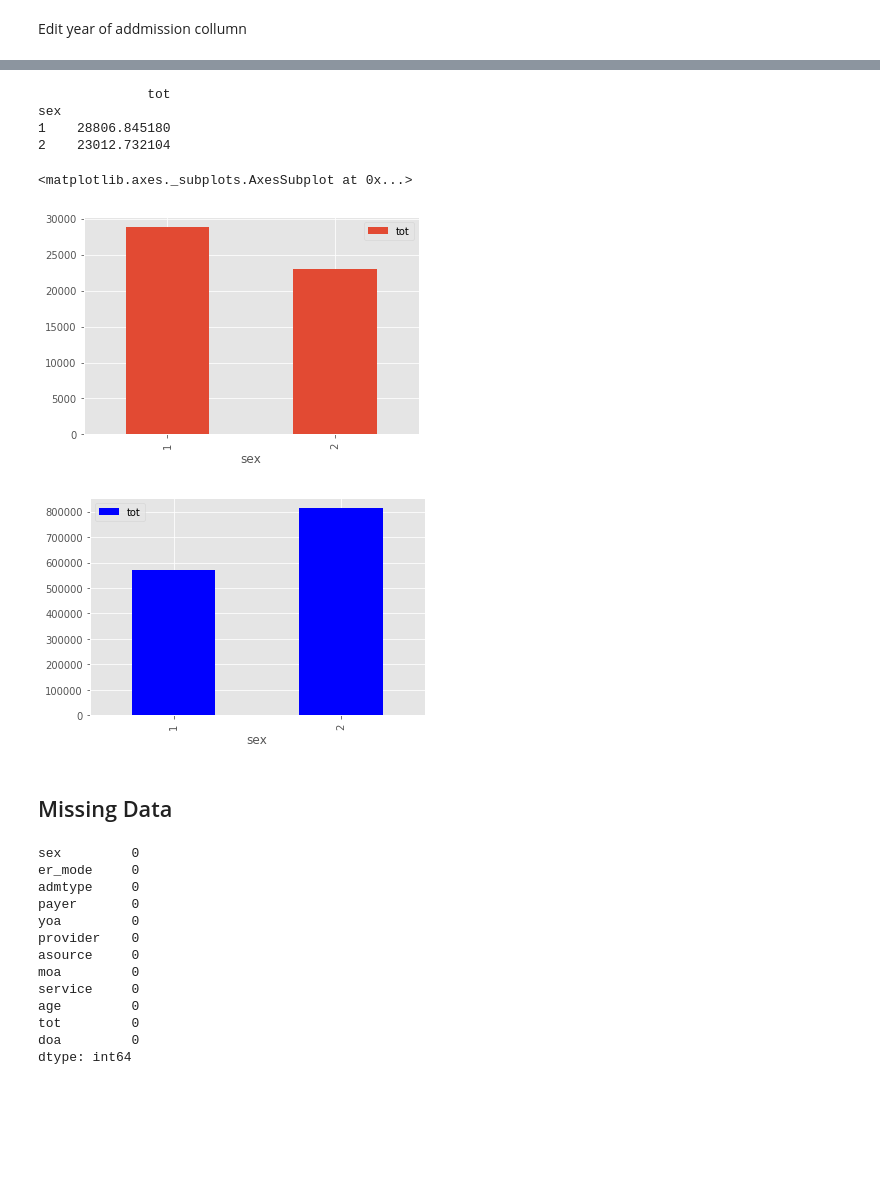
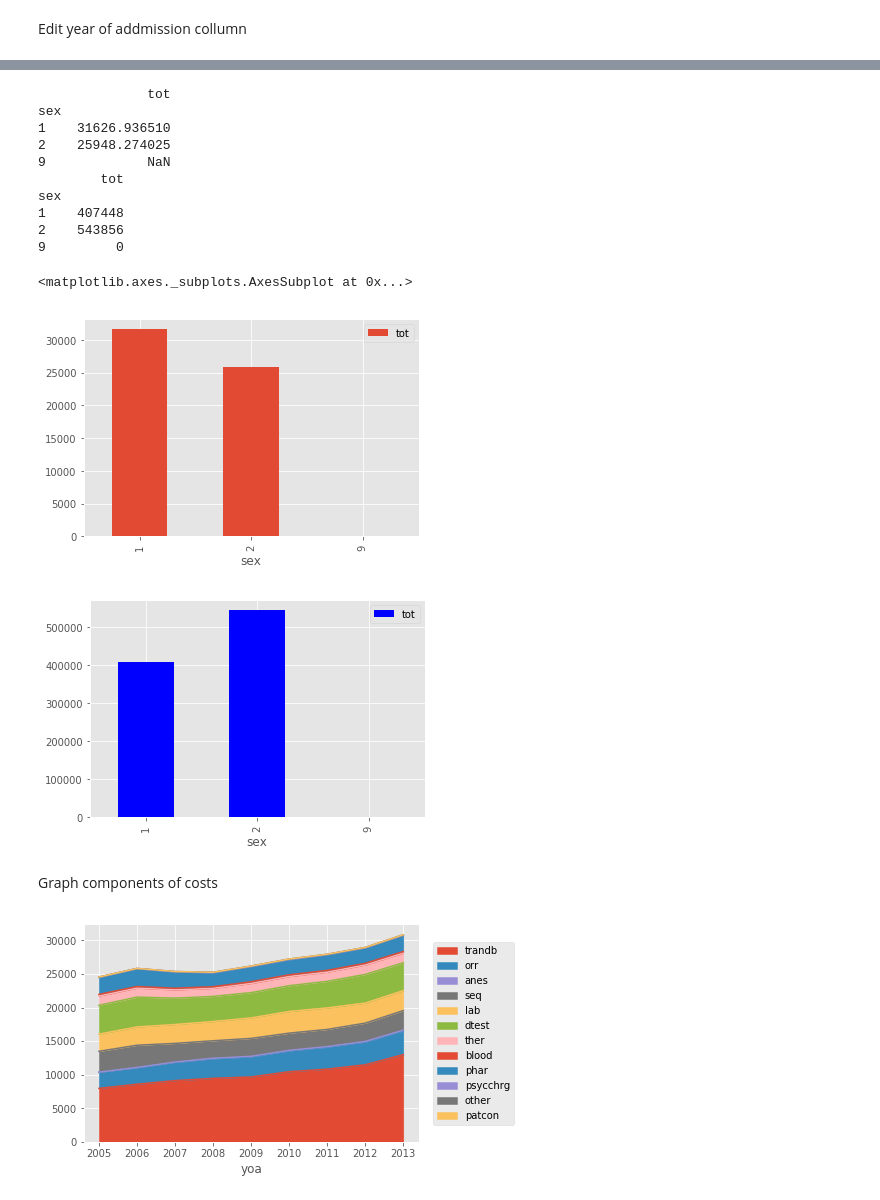
Before and after one commit to cd412/MATH490-Hospital-Data, a Jupyter notebook: Hospital Data - Exploration.ipynb, the cells around one changed output, grey strips where cells are left out. Saved outputs shown, nothing was run; the diff lists cells and outputs as text; code cells hidden in the pictures; blank space fills up the shorter version.

```diff
--- a/Hospital Data - Exploration.ipynb
+++ b/Hospital Data - Exploration.ipynb
@@ -46,0 +166,4 @@ dtype: int64
+# %%
+#strip leading zeros and convert to float
+df2.er_fee = pd.to_numeric(df2.er_fee.str.lstrip('0')).astype('float64')
+df2.er_chrg = pd.to_numeric(df2.er_chrg.str.lstrip('0')).astype('float64')
@@ -172,30 +375,36 @@ df3.filter(['age', 'tot']).groupby('age').count().plot(kind='line', color='blue'
 # %%
 print(df2.filter(['sex', 'tot']).groupby('sex').mean().head())
-df3.filter(['sex', 'tot']).groupby('sex').mean().plot(kind='bar')
-df3.filter(['sex', 'tot']).groupby('sex').count().plot(kind='bar', color='blue')
+print(df2.filter(['sex', 'tot']).groupby('sex').count().head())
+df2.filter(['sex', 'tot']).groupby('sex').mean().plot(kind='bar')
+df2.filter(['sex', 'tot']).groupby('sex').count().plot(kind='bar', color='blue')
 # %% [output]
               tot
 sex
-1    28806.845180
-2    23012.732104
+1    31626.936510
+2    25948.274025
+9             NaN
+        tot
+sex
+1    407448
+2    543856
+9         0
 <matplotlib.axes._subplots.AxesSubplot at 0x...>
-[figure, old version]
+[figure, new version]
-[figure, old version]
+[figure, new version]
-# %% [markdown]
-## Missing Data
-# %%
-df3.isnull().sum()
-# %% [output]
-sex         0
-er_mode     0
-admtype     0
-payer       0
-yoa         0
-provider    0
-asource     0
-moa         0
-service     0
-age         0
-tot         0
-doa         0
-dtype: int64
+# %% [markdown]
+Graph components of costs
+# %%
+X_var = 'yoa'
+
+col_cost = ['trandb', 'orr', 'anes', 'seq', 'lab', 'dtest', 'ther', 'blood', 'phar',
+             'psycchrg', 'other', 'patcon', X_var]
+
+df_cost = df2.filter(col_cost)
+
+mean_cost = df_cost.groupby(X_var).mean().sort_values(by=X_var)
+#print(mean_cost)
+ax = mean_cost.plot(kind='area',stacked='true')
+ax.legend(loc="right", bbox_to_anchor=(1.3, 0.5), ncol=1)
+plt.show()
+# %% [output]
+[figure, added]
```
Also changed, not shown: parts of 36 cells of this notebook.
